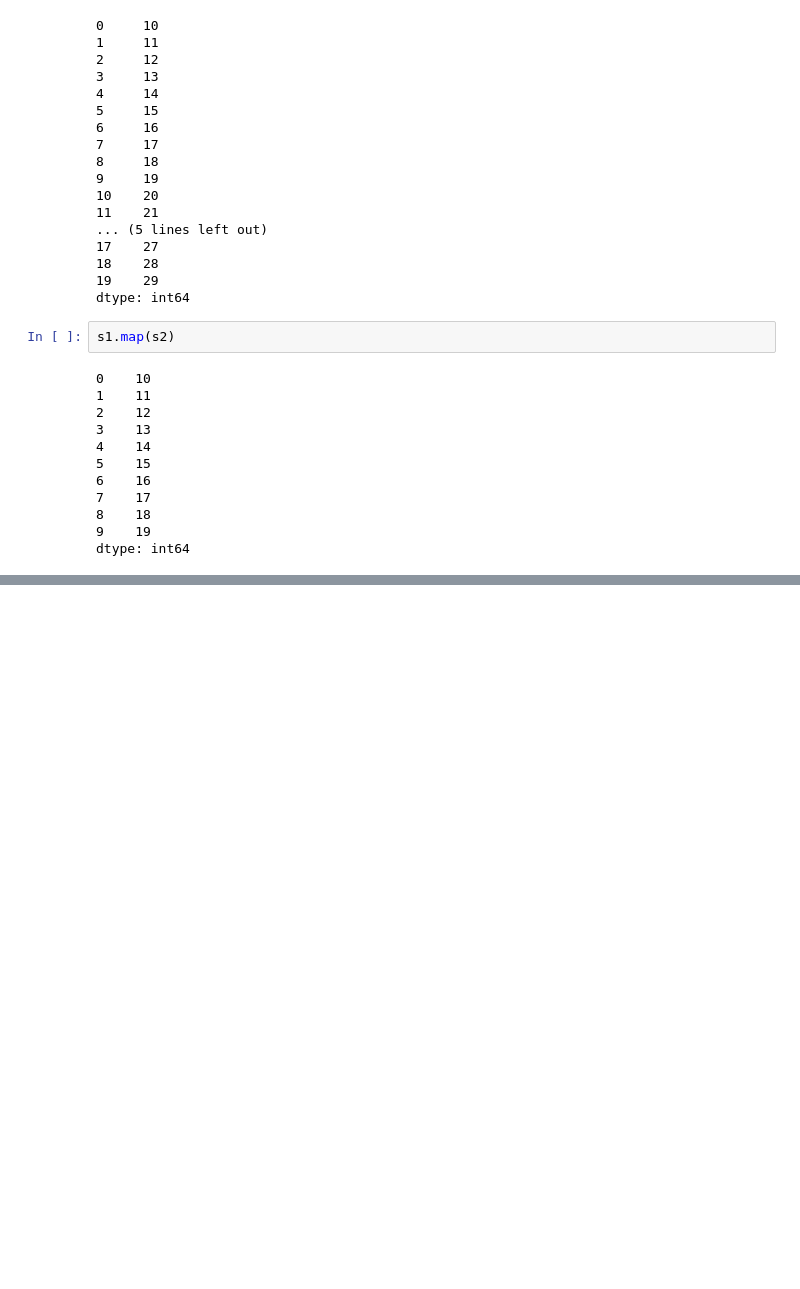
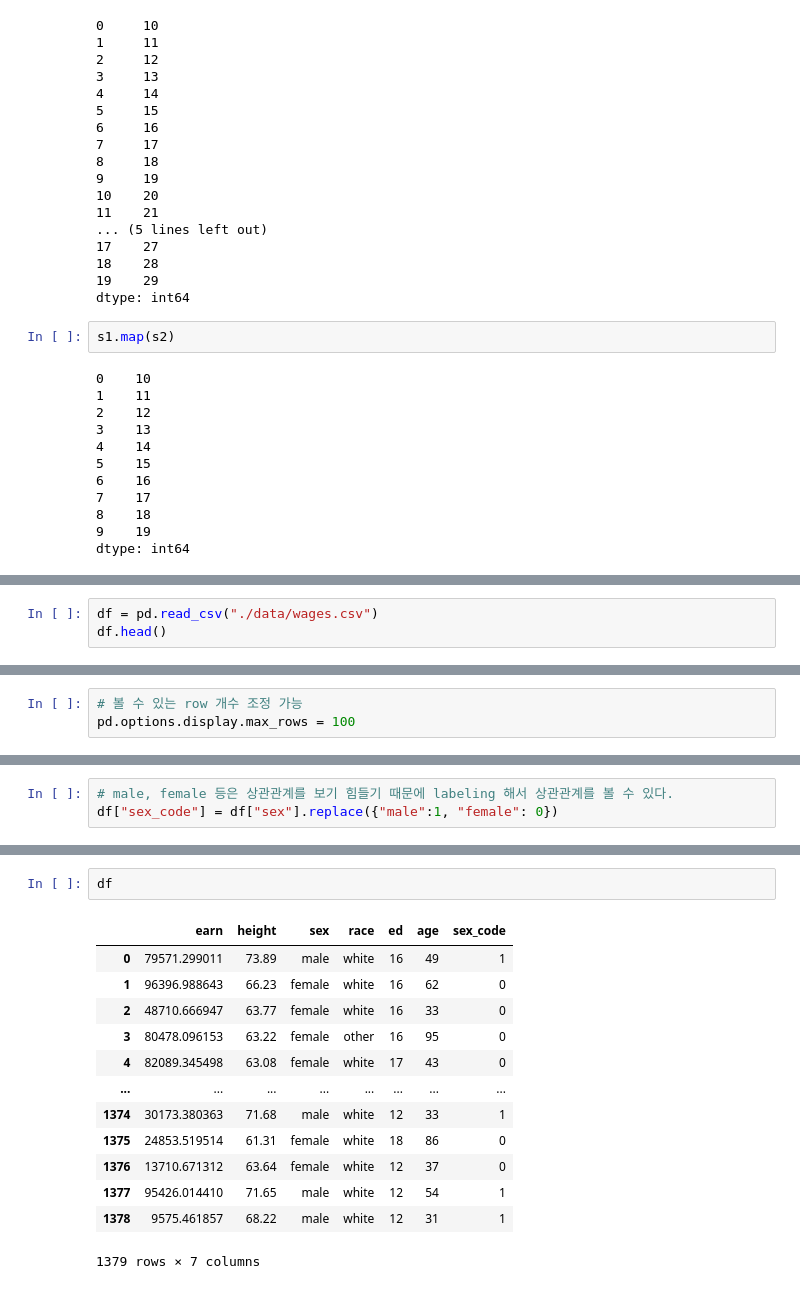
Before and after one commit to yonggeunkwon/TIL, a Jupyter notebook: pandas/4_selection_drop.ipynb, the cells around one changed output, grey strips where cells are left out. Saved outputs shown, nothing was run; the diff lists cells and outputs as text; blank space fills up the shorter version.

```diff
--- a/pandas/4_selection_drop.ipynb
+++ b/pandas/4_selection_drop.ipynb
@@ -714,0 +967,3 @@ dtype: int64
+# %%
+df = pd.read_csv("./data/wages.csv")
+df.head()
@@ -714,0 +1165,3 @@ dtype: int64
+# %%
+# 볼 수 있는 row 개수 조정 가능
+pd.options.display.max_rows = 100
@@ -714,0 +1212,3 @@ dtype: int64
+# %%
+# male, female 등은 상관관계를 보기 힘들기 때문에 labeling 해서 상관관계를 볼 수 있다.
+df["sex_code"] = df["sex"].replace({"male":1, "female": 0})
@@ -714,0 +1233,16 @@ dtype: int64
+# %%
+df
+# %% [output]
+|  | earn | height | sex | race | ed | age | sex_code |
+| 0 | 79571.299011 | 73.89 | male | white | 16 | 49 | 1 |
+| 1 | 96396.988643 | 66.23 | female | white | 16 | 62 | 0 |
+| 2 | 48710.666947 | 63.77 | female | white | 16 | 33 | 0 |
+| 3 | 80478.096153 | 63.22 | female | other | 16 | 95 | 0 |
+| 4 | 82089.345498 | 63.08 | female | white | 17 | 43 | 0 |
+| ... | ... | ... | ... | ... | ... | ... | ... |
+| 1374 | 30173.380363 | 71.68 | male | white | 12 | 33 | 1 |
+| 1375 | 24853.519514 | 61.31 | female | white | 18 | 86 | 0 |
+| 1376 | 13710.671312 | 63.64 | female | white | 12 | 37 | 0 |
+| 1377 | 95426.014410 | 71.65 | male | white | 12 | 54 | 1 |
+| 1378 | 9575.461857 | 68.22 | male | white | 12 | 31 | 1 |
+1379 rows × 7 columns
```
Also changed, not shown: parts of 57 cells of this notebook, 1 other file.
